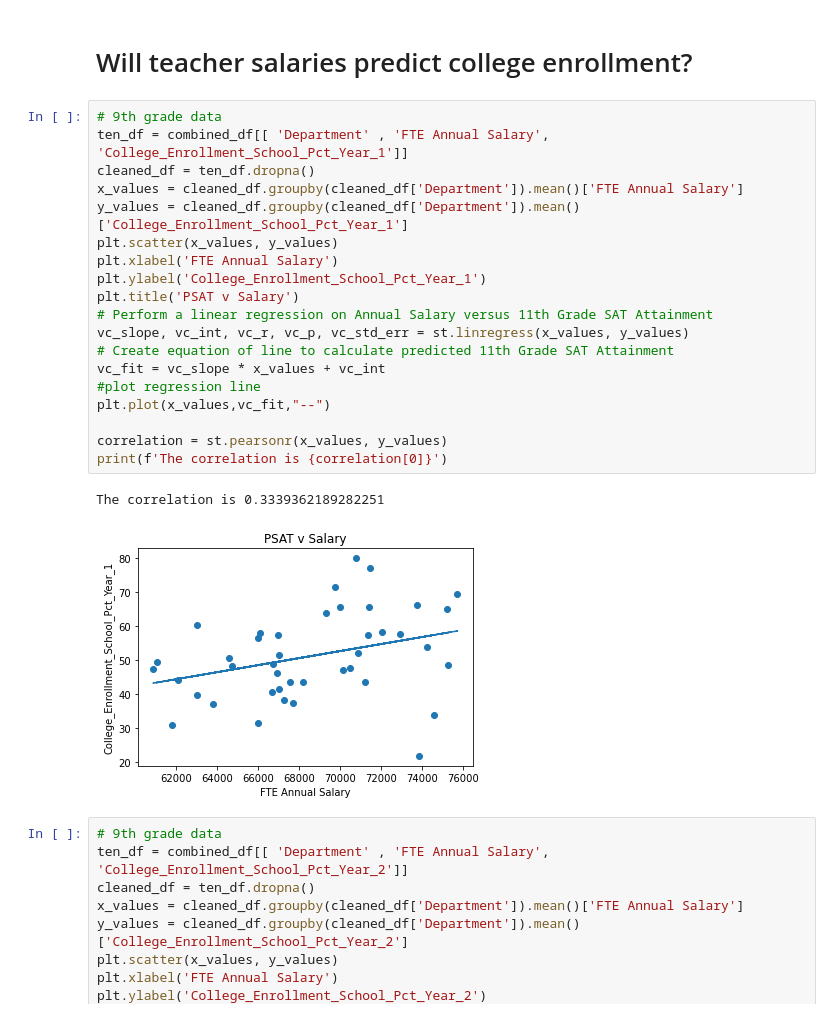
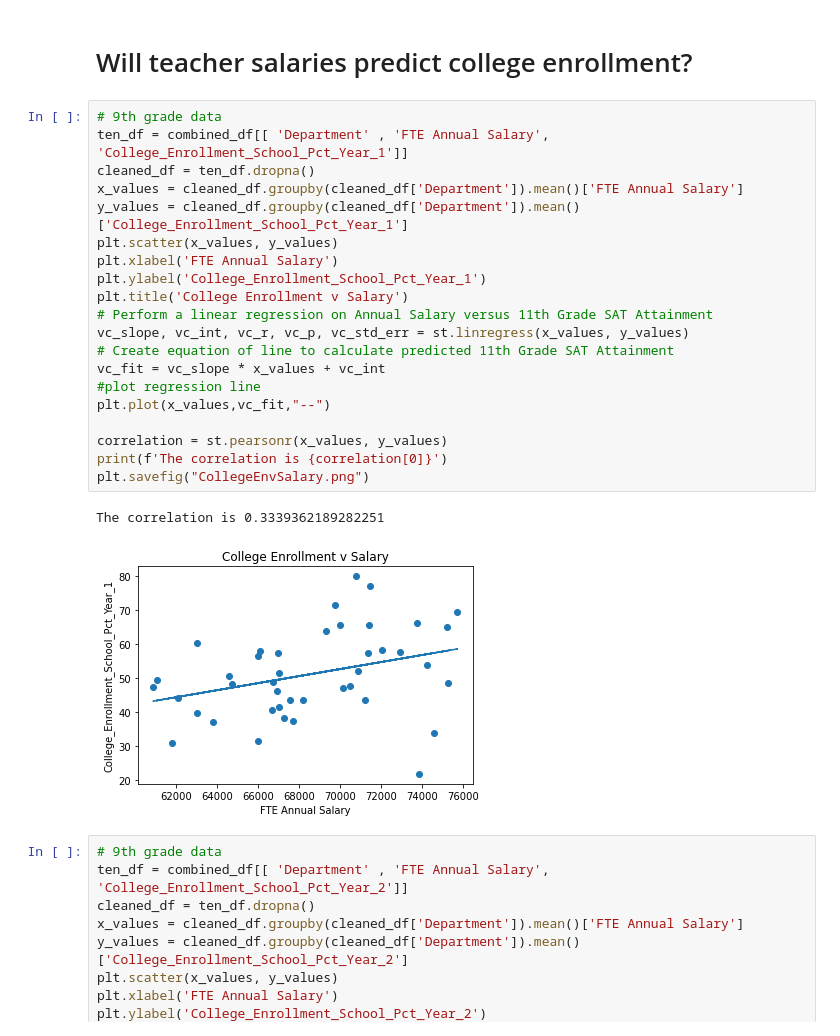
Before and after one commit to RiverJAM/CPS_Data_Analysis, a Jupyter notebook: Playing with Pies-Copy1.ipynb, the cells around one changed output. Cells and saved outputs as stored; diff of their text form.

```diff
--- a/Playing with Pies-Copy1.ipynb
+++ b/Playing with Pies-Copy1.ipynb
@@ -295,25 +288,26 @@ The correlation is 0.26631266450384394
 # %%
 # 9th grade data
 ten_df = combined_df[[ 'Department' , 'FTE Annual Salary', 'College_Enrollment_School_Pct_Year_1']]
 cleaned_df = ten_df.dropna()
 x_values = cleaned_df.groupby(cleaned_df['Department']).mean()['FTE Annual Salary']
 y_values = cleaned_df.groupby(cleaned_df['Department']).mean()['College_Enrollment_School_Pct_Year_1']
 plt.scatter(x_values, y_values)
 plt.xlabel('FTE Annual Salary')
 plt.ylabel('College_Enrollment_School_Pct_Year_1')
-plt.title('PSAT v Salary')
+plt.title('College Enrollment v Salary')
 # Perform a linear regression on Annual Salary versus 11th Grade SAT Attainment
 vc_slope, vc_int, vc_r, vc_p, vc_std_err = st.linregress(x_values, y_values)
 # Create equation of line to calculate predicted 11th Grade SAT Attainment
 vc_fit = vc_slope * x_values + vc_int
 #plot regression line
 plt.plot(x_values,vc_fit,"--")
 
 correlation = st.pearsonr(x_values, y_values)
 print(f'The correlation is {correlation[0]}')
+plt.savefig("CollegeEnvSalary.png")
 # %% [output]
 The correlation is 0.3339362189282251
-[figure, old version]
+[figure, new version]
 # %%
 # 9th grade data
 ten_df = combined_df[[ 'Department' , 'FTE Annual Salary', 'College_Enrollment_School_Pct_Year_2']]
```
Also changed, not shown: parts of 17 cells of this notebook, 4 other files.
